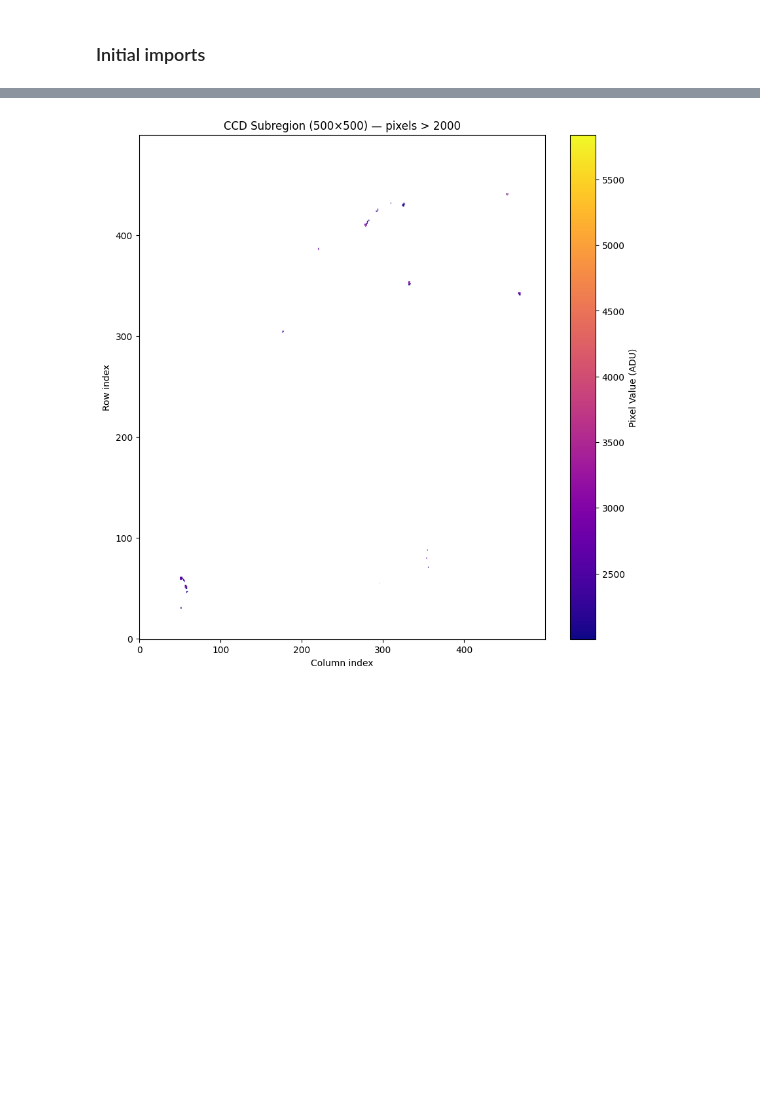
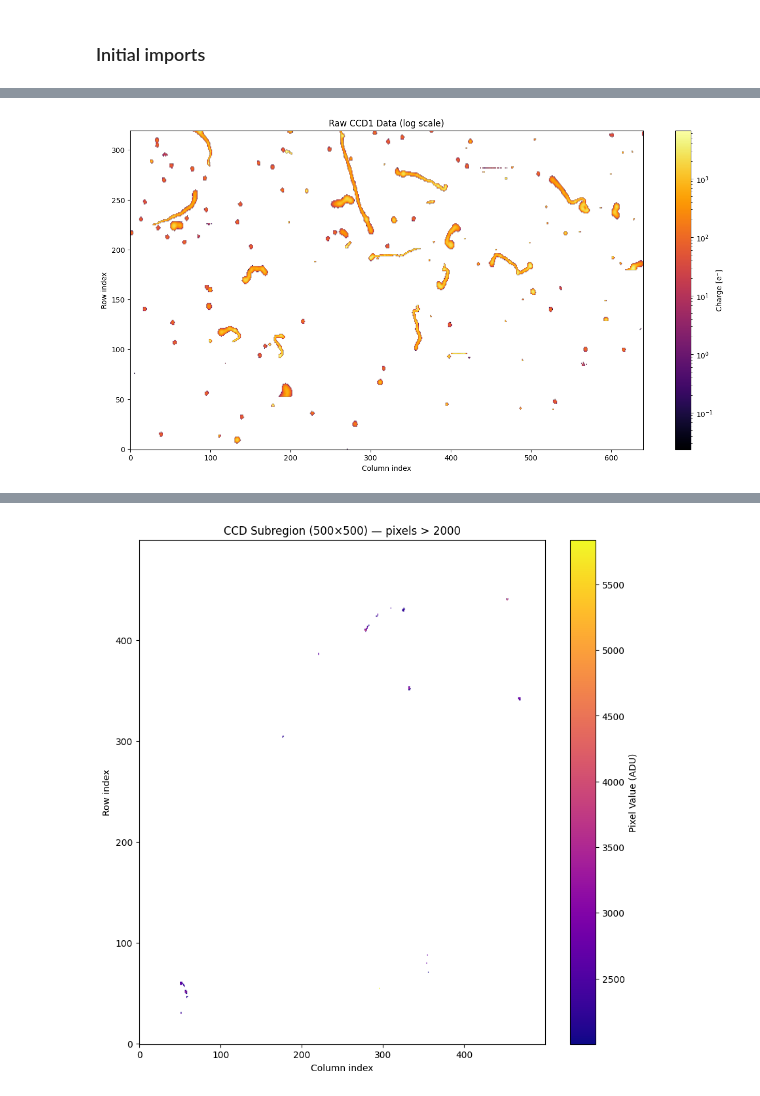
Before and after one commit to salmadouieb/damicm-ml, a Jupyter notebook: BDT.ipynb, the cells around one changed output, grey strips where cells are left out. Saved outputs shown, nothing was run; the diff lists cells and outputs as text; code cells hidden in the pictures; blank space fills up the shorter version.

```diff
--- a/BDT.ipynb
+++ b/BDT.ipynb
@@ -110 +109,17 @@ Shape: (1600, 6300)
 Data type: float64
+# %%
+plt.figure(figsize=(16, 8))
+plt.imshow(
+    data,
+    cmap='inferno',
+    origin='lower',
+    aspect='auto',
+    norm=colors.LogNorm()  # only log scale, no other normalization tricks
+)
+plt.colorbar(label='Charge [e⁻]')
+plt.title("Raw CCD1 Data (log scale)")
+plt.xlabel("Column index")
+plt.ylabel("Row index")
+plt.show()
+# %% [output]
+[figure, added]
```
Also changed, not shown: parts of 13 cells of this notebook, 1 other file.
